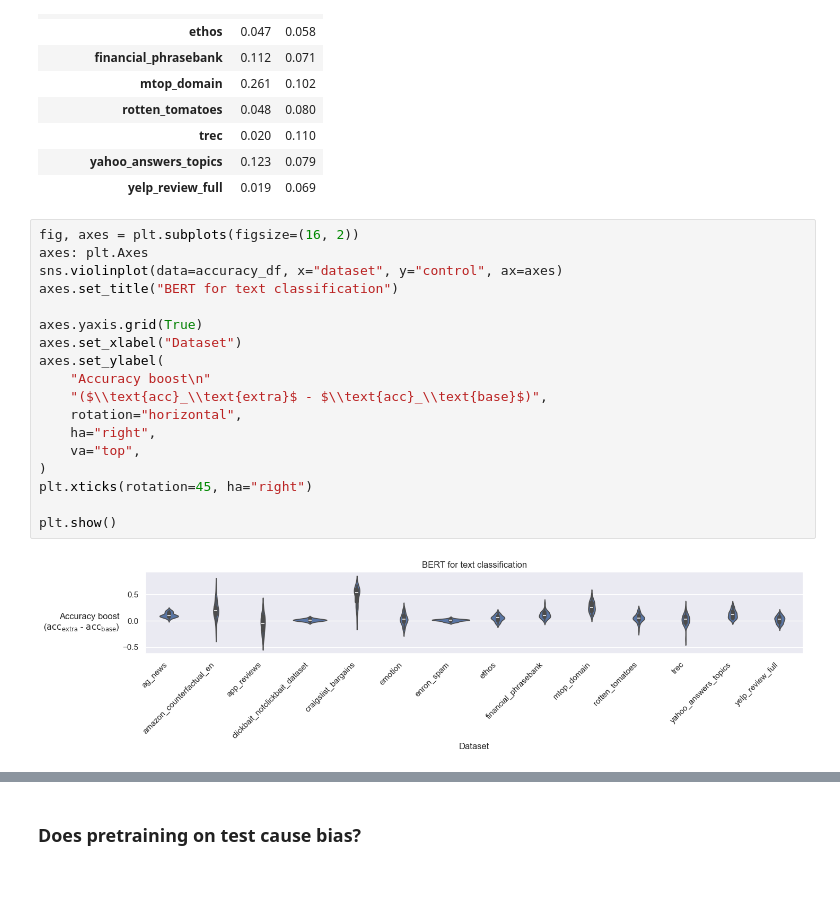
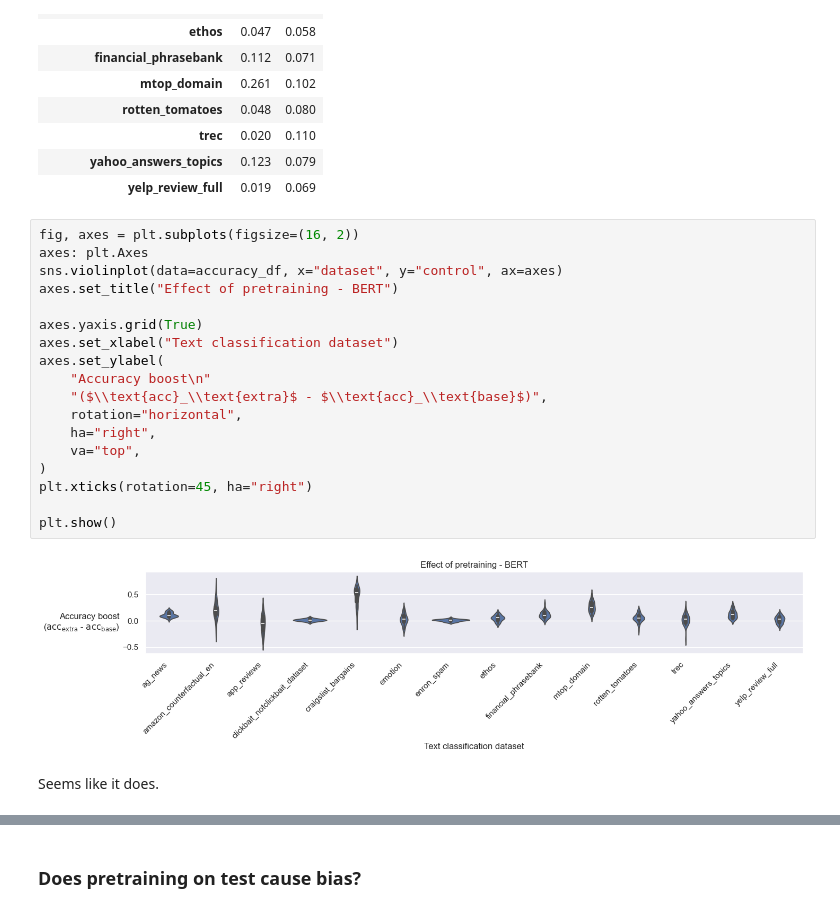
Before and after one commit to kddubey/blog, a Jupyter notebook: train_on_test_features/bert/analysis.ipynb, the cells around one changed output, grey strips where cells are left out. Drawn from its saved outputs; the diff is of its cells as text; blank space fills up the shorter version.

Commit message:
Analyze BERT scores

```diff
--- a/train_on_test_features/bert/analysis.ipynb
+++ b/train_on_test_features/bert/analysis.ipynb
@@ -171,20 +158,22 @@ sns.set_theme(style="darkgrid")
 # %%
 fig, axes = plt.subplots(figsize=(16, 2))
 axes: plt.Axes
 sns.violinplot(data=accuracy_df, x="dataset", y="control", ax=axes)
-axes.set_title("BERT for text classification")
+axes.set_title("Effect of pretraining - BERT")
 
 axes.yaxis.grid(True)
-axes.set_xlabel("Dataset")
+axes.set_xlabel("Text classification dataset")
 axes.set_ylabel(
     "Accuracy boost\n"
     "($\\text{acc}_\\text{extra}$ - $\\text{acc}_\\text{base}$)",
     rotation="horizontal",
     ha="right",
     va="top",
 )
 plt.xticks(rotation=45, ha="right")
 
 plt.show()
 # %% [output]
-[figure, old version]
+[figure, new version]
+# %% [markdown]
+Seems like it does.
```
Also changed, not shown: parts of 19 cells of this notebook, 1 other file.
